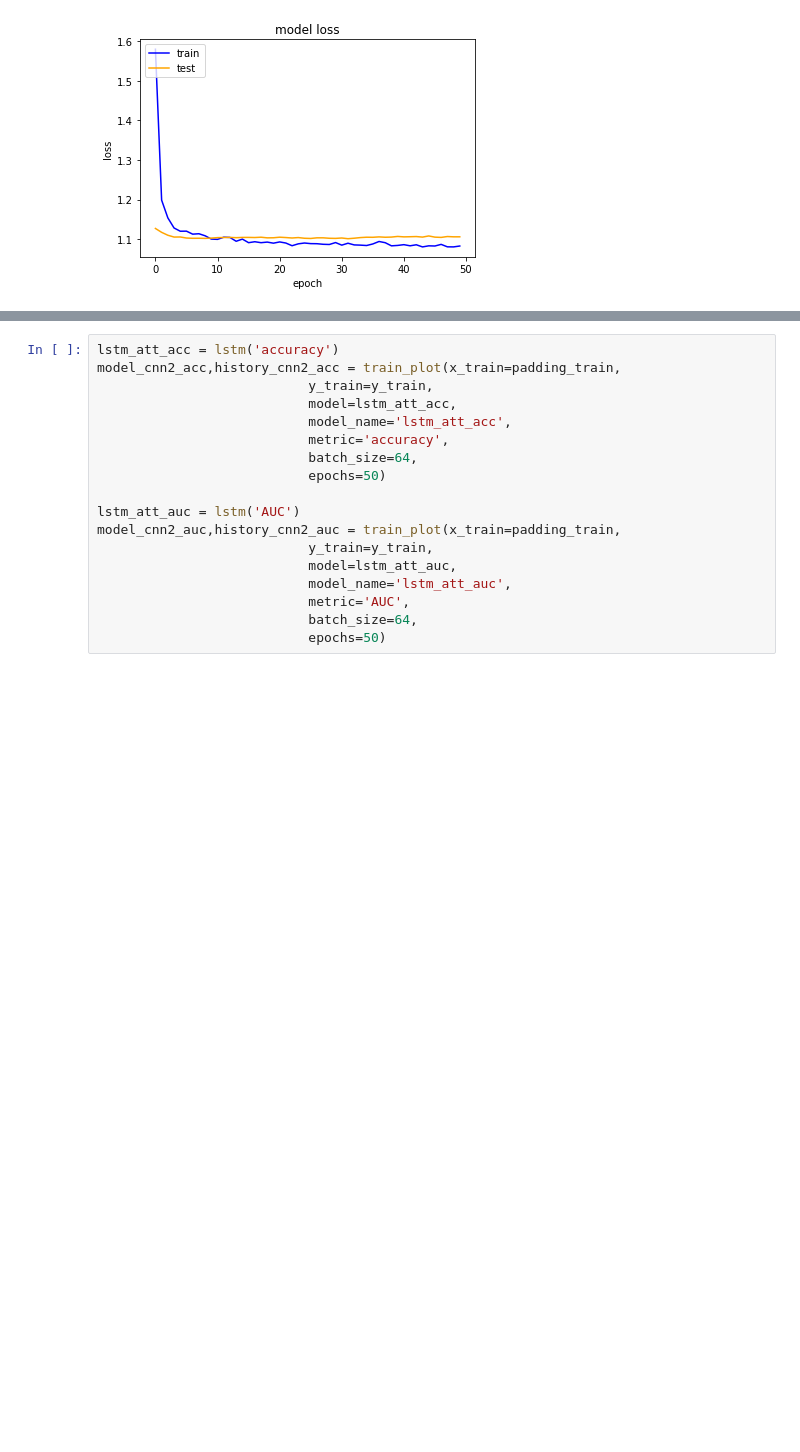
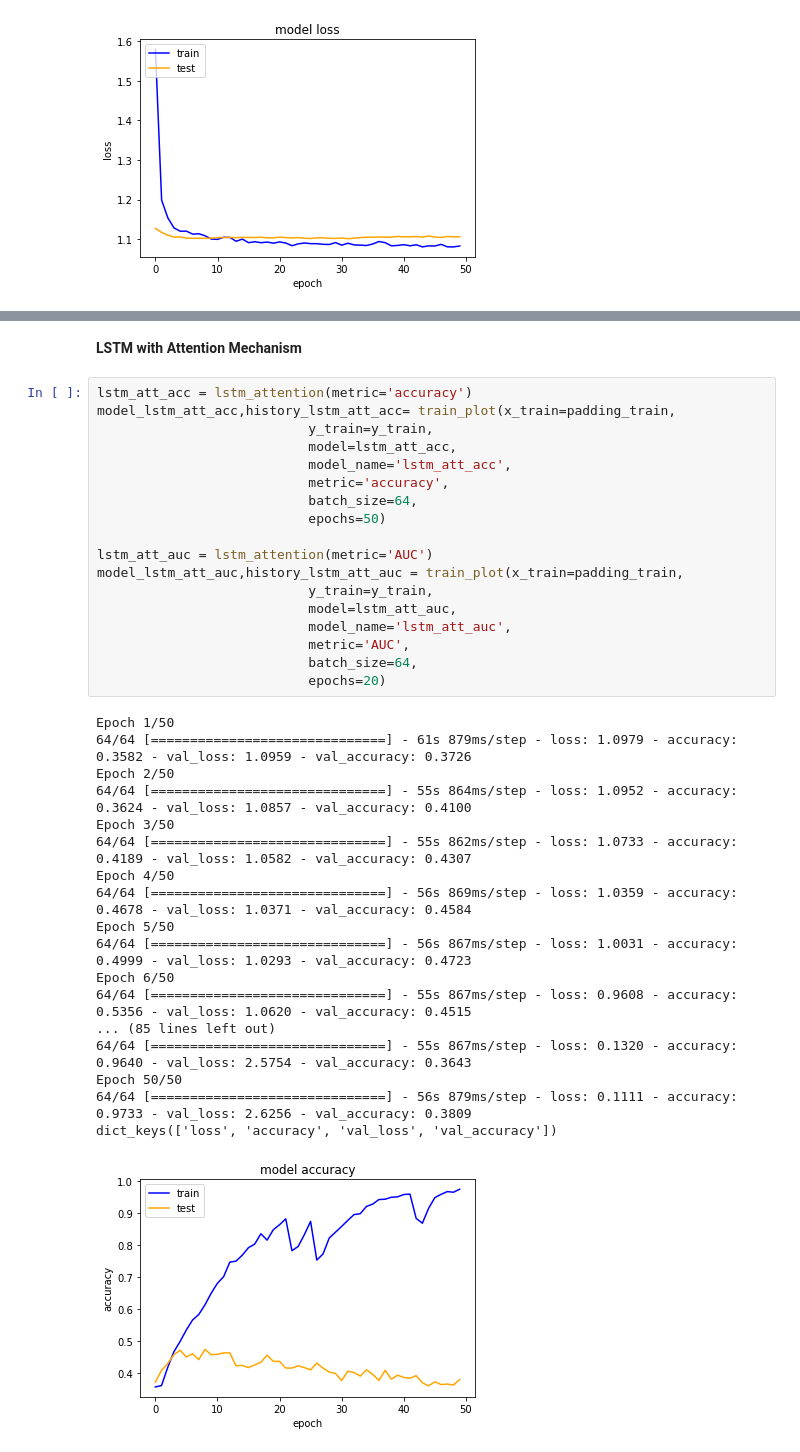
Before and after one commit to Morpheee/NLI_contradiction_deep_learning, a Jupyter notebook: DL_GloVe_experiments.ipynb, the cells around one changed output, grey strips where cells are left out. Drawn from its saved outputs; the diff is of its cells as text; blank space fills up the shorter version.

```diff
--- a/DL_GloVe_experiments.ipynb
+++ b/DL_GloVe_experiments.ipynb
@@ -470,18 +491,39 @@ Epoch 1/50
+# %% [markdown]
+**LSTM with Attention Mechanism**
 # %%
-lstm_att_acc = lstm('accuracy')
-model_cnn2_acc,history_cnn2_acc = train_plot(x_train=padding_train,
+lstm_att_acc = lstm_attention(metric='accuracy')
+model_lstm_att_acc,history_lstm_att_acc= train_plot(x_train=padding_train,
                            y_train=y_train,
                            model=lstm_att_acc,
                            model_name='lstm_att_acc',
                            metric='accuracy',
                            batch_size=64,
                            epochs=50)
 
-lstm_att_auc = lstm('AUC')
-model_cnn2_auc,history_cnn2_auc = train_plot(x_train=padding_train,
+lstm_att_auc = lstm_attention(metric='AUC')
+model_lstm_att_auc,history_lstm_att_auc = train_plot(x_train=padding_train,
                            y_train=y_train,
                            model=lstm_att_auc,
                            model_name='lstm_att_auc',
                            metric='AUC',
                            batch_size=64,
-                           epochs=50)
+                           epochs=20)
+# %% [output]
+Epoch 1/50
+64/64 [==============================] - 61s 879ms/step - loss: 1.0979 - accuracy: 0.3582 - val_loss: 1.0959 - val_accuracy: 0.3726
+Epoch 2/50
+64/64 [==============================] - 55s 864ms/step - loss: 1.0952 - accuracy: 0.3624 - val_loss: 1.0857 - val_accuracy: 0.4100
+Epoch 3/50
+64/64 [==============================] - 55s 862ms/step - loss: 1.0733 - accuracy: 0.4189 - val_loss: 1.0582 - val_accuracy: 0.4307
+Epoch 4/50
+64/64 [==============================] - 56s 869ms/step - loss: 1.0359 - accuracy: 0.4678 - val_loss: 1.0371 - val_accuracy: 0.4584
+Epoch 5/50
+64/64 [==============================] - 56s 867ms/step - loss: 1.0031 - accuracy: 0.4999 - val_loss: 1.0293 - val_accuracy: 0.4723
+Epoch 6/50
+64/64 [==============================] - 55s 867ms/step - loss: 0.9608 - accuracy: 0.5356 - val_loss: 1.0620 - val_accuracy: 0.4515
+... (85 lines left out)
+64/64 [==============================] - 55s 867ms/step - loss: 0.1320 - accuracy: 0.9640 - val_loss: 2.5754 - val_accuracy: 0.3643
+Epoch 50/50
+64/64 [==============================] - 56s 879ms/step - loss: 0.1111 - accuracy: 0.9733 - val_loss: 2.6256 - val_accuracy: 0.3809
+dict_keys(['loss', 'accuracy', 'val_loss', 'val_accuracy'])
+[figure, added]
```
Also changed, not shown: parts of 10 cells of this notebook, 2 other files.
